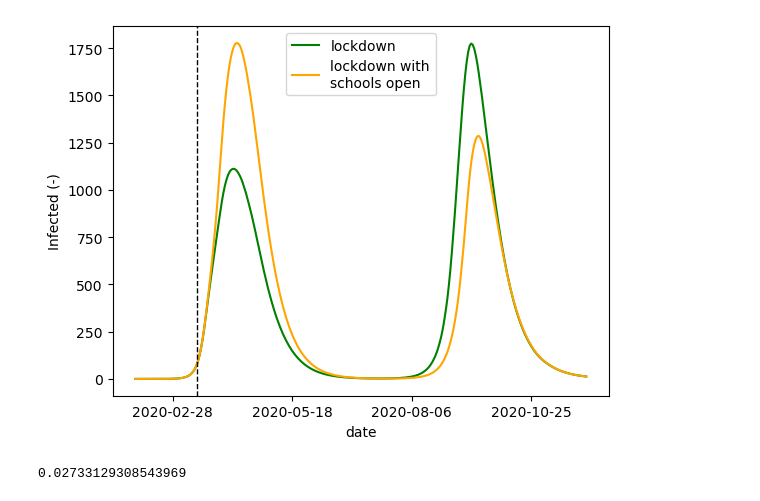
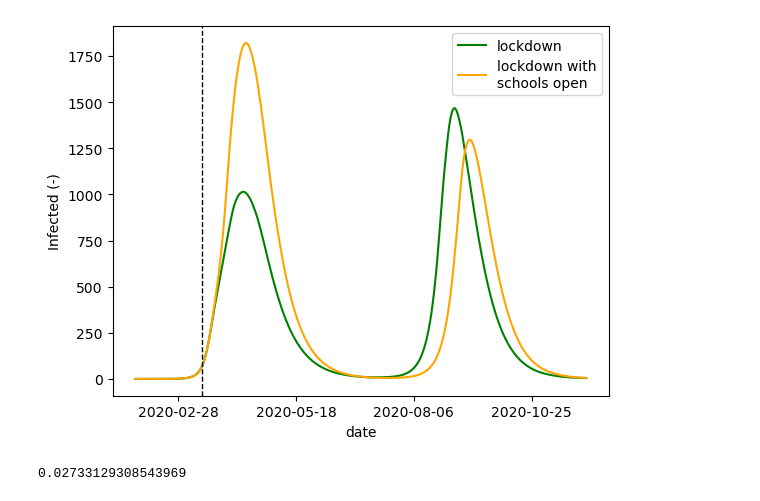
Before and after one commit to twallema/pyIEEM, a Jupyter notebook: notebooks/scratch-SIR-recurrent-mobility.ipynb, the cells around one changed output. Saved outputs shown, nothing was run; the diff lists cells and outputs as text; code cells hidden in the pictures.

Commit message:
gompertz model works

```diff
--- a/notebooks/scratch-SIR-recurrent-mobility.ipynb
+++ b/notebooks/scratch-SIR-recurrent-mobility.ipynb
@@ -11,5 +11,5 @@ import matplotlib.pyplot as plt
 from pyIEEM.models.utils import initialize_model
 # %%
 country = 'SWE'
-spatial = True
+spatial = False
 age_classes = pd.IntervalIndex.from_tuples([(0,5),(5,10),(10,15),(15,20),(20,25),(25,30),(30,35),(35,40),(40,45),(45,50),(50,55),(55,60),(60,65),(65,70),(70,75),(75,80),(80,120)], closed='left')
@@ -34,39 +34,39 @@ plt.close()
 # %%
-simulation_start = '2020-02-03'
+simulation_start = '2020-01-30'
 model = initialize_model(country, age_classes, spatial, simulation_start, contact_type='absolute_contacts')
 # %%
 fig,ax = plt.subplots()
 
 model.parameters['tau'] = 31
 model.parameters['beta'] = 0.027
-model.parameters['amplitude'] = 0.20
+model.parameters['amplitude'] = 0
 
 # economic lockdown, schools closed, preventive measures, social restrictions
 model.parameters['economic_closures'].loc[slice(None)] = 1
 out = model.sim([simulation_start, '2020-12-01'])
 ax.plot(out.date, out.Hin.sum(dim=['age_class', 'spatial_unit']), color='green', label='lockdown')
 
 # economic lockdown, schools open, preventive measures, social restrictions
 model.parameters['economic_closures'].loc['P85'] = 0
 out = model.sim([simulation_start, '2020-12-01'])
 ax.plot(out.date, out.Hin.sum(dim=['age_class', 'spatial_unit']), 'orange', label='lockdown with\nschools open')
 
 # do-nothing
 #model.parameters['social_restrictions'] = 0
 #model.parameters['economic_closures'].loc[slice(None)] = 0
 #out = model.sim([simulation_start, '2020-12-01'])
 #ax.plot(out.date, out.Hin.sum(dim=['age_class', 'spatial_unit']), color='red', label='do nothing')
 
 ax.legend()
 
 ax.axvline(x=datetime(2020, 3, 15), color='black', linestyle='--', linewidth=1)
 ax.set_xlabel('date')
 ax.set_ylabel('Infected (-)')
 ax.xaxis.set_major_locator(plt.MaxNLocator(5))
 plt.show()
 plt.close()
 # %% [output]
-[figure, old version]
+[figure, new version]
 # %%
 def compute_beta(R0, delta, gamma, s, N, demography):
     beta_i = R0/(s*(delta+gamma)*np.expand_dims(np.sum(N, axis=0),axis=1))
```
Also changed, not shown: parts of 2 cells of this notebook, 2 other files.
